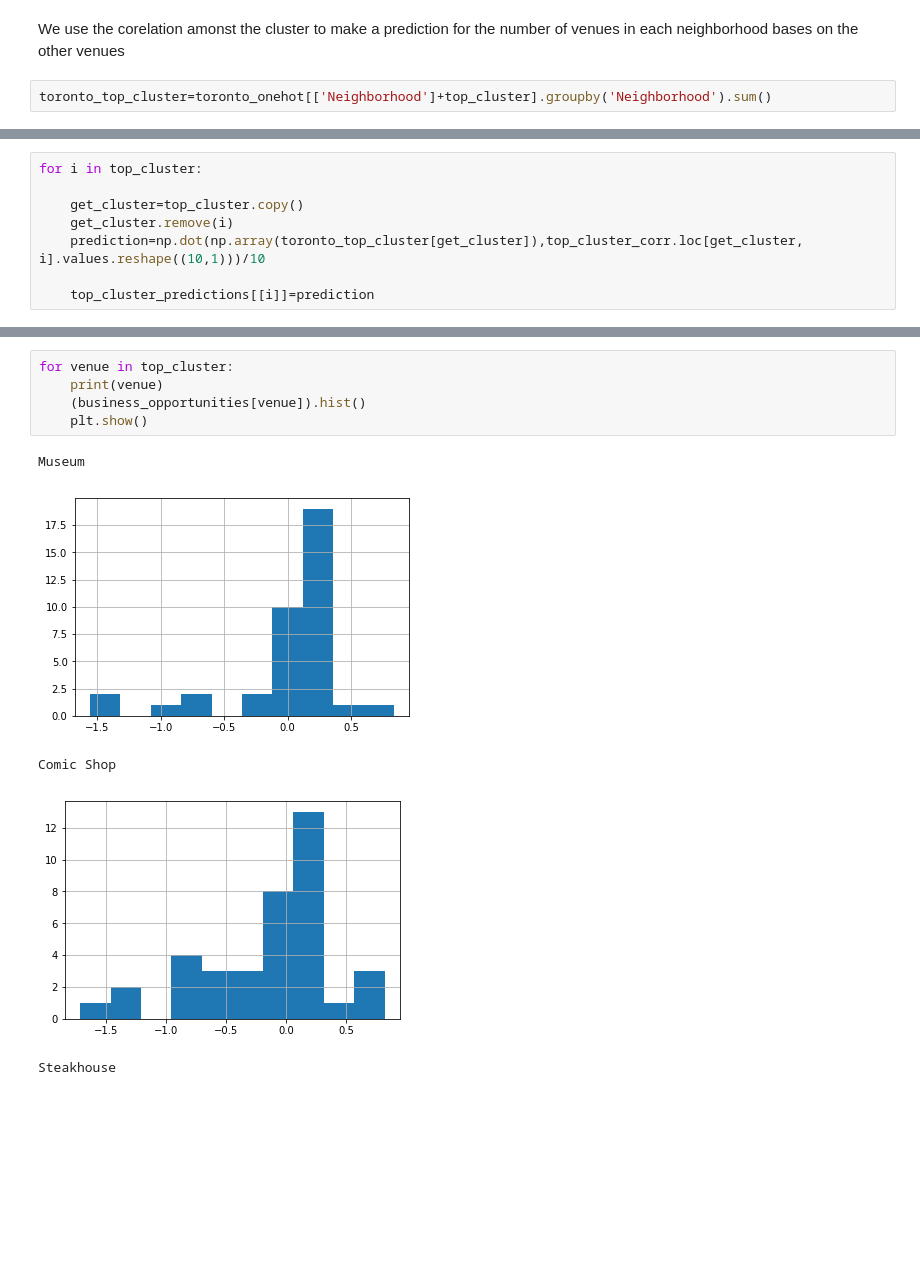
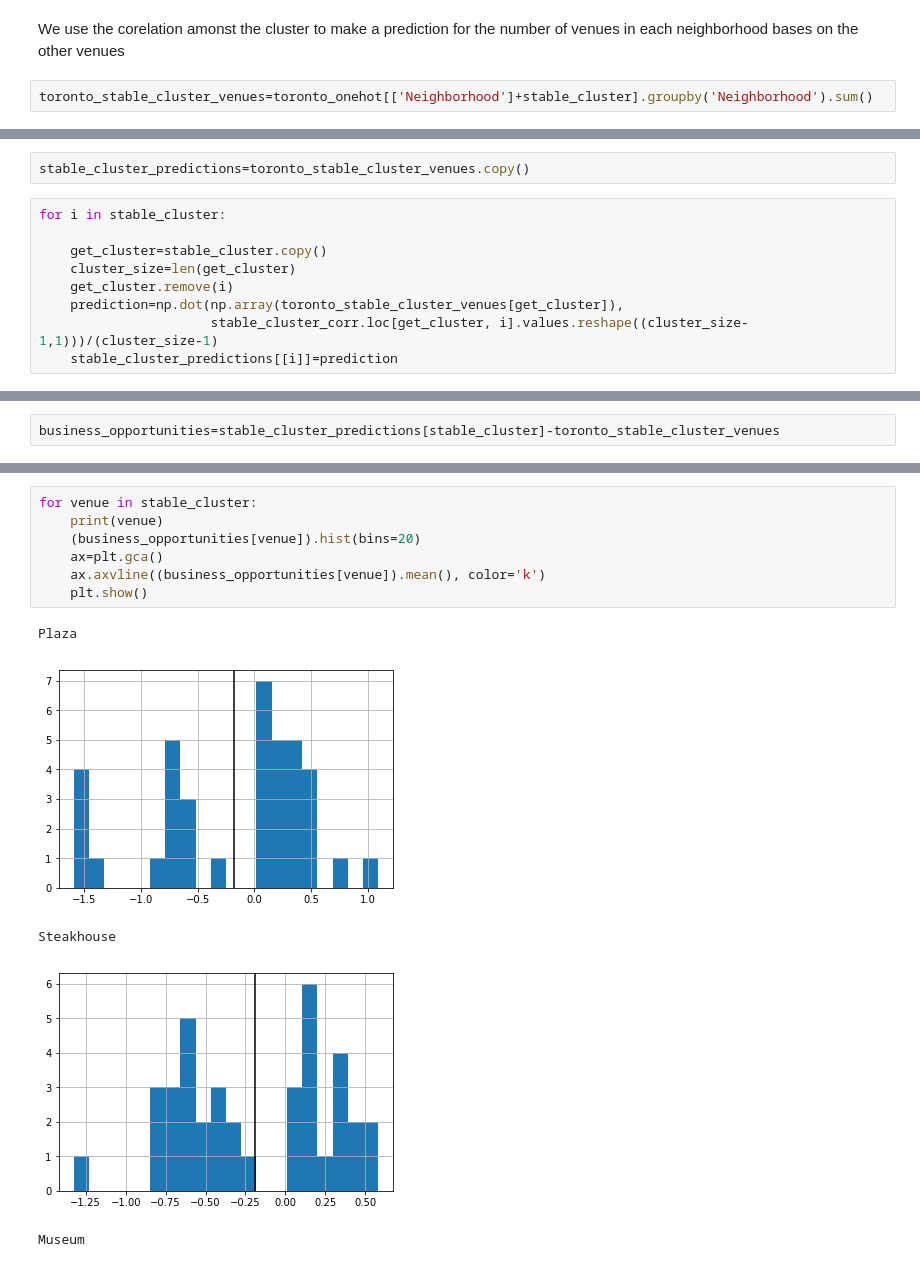
Before and after one commit to BardiyaB/Coursera_Capstone, a Jupyter notebook: capstone_project-week4-Copy2.ipynb, the cells around one changed output, grey strips where cells are left out. Cells and saved outputs as stored; diff of their text form; blank space fills up the shorter version.

```diff
--- a/capstone_project-week4-Copy2.ipynb
+++ b/capstone_project-week4-Copy2.ipynb
@@ -300,4 +375,4 @@ top_cluster_corr=venue_corr.loc[top_cluster, top_cluster]
 # %% [markdown]
 We use the corelation amonst the cluster to make a prediction for the number of venues in each neighborhood bases on the other venues
 # %%
-toronto_top_cluster=toronto_onehot[['Neighborhood']+top_cluster].groupby('Neighborhood').sum()
+toronto_stable_cluster_venues=toronto_onehot[['Neighborhood']+stable_cluster].groupby('Neighborhood').sum()
@@ -306,8 +379,11 @@ top_cluster_predictions=toronto_top_cluster.copy()
+# %%
+stable_cluster_predictions=toronto_stable_cluster_venues.copy()
 # %%
-for i in top_cluster:
+for i in stable_cluster:
 
-    get_cluster=top_cluster.copy()
+    get_cluster=stable_cluster.copy()
+    cluster_size=len(get_cluster)
     get_cluster.remove(i)
-    prediction=np.dot(np.array(toronto_top_cluster[get_cluster]),top_cluster_corr.loc[get_cluster, i].values.reshape((10,1)))/10
-
-    top_cluster_predictions[[i]]=prediction
+    prediction=np.dot(np.array(toronto_stable_cluster_venues[get_cluster]),
+                      stable_cluster_corr.loc[get_cluster, i].values.reshape((cluster_size-1,1)))/(cluster_size-1)
+    stable_cluster_predictions[[i]]=prediction
@@ -316 +410,3 @@ business_opportunities=top_cluster_predictions[top_cluster]-toronto_top_cluster
+# %%
+business_opportunities=stable_cluster_predictions[stable_cluster]-toronto_stable_cluster_venues
 # %%
@@ -338,11 +422,13 @@ business_opportunities
 # %%
-for venue in top_cluster:
+for venue in stable_cluster:
     print(venue)
-    (business_opportunities[venue]).hist()
+    (business_opportunities[venue]).hist(bins=20)
+    ax=plt.gca()
+    ax.axvline((business_opportunities[venue]).mean(), color='k')
     plt.show()
 # %% [output]
-Museum
+Plaza
-[figure, old version]
+[figure, new version]
-Comic Shop
+Steakhouse
-[figure, old version]
+[figure, new version]
-Steakhouse
+Museum
```
Also changed, not shown: parts of 46 cells of this notebook, 6 other files.
